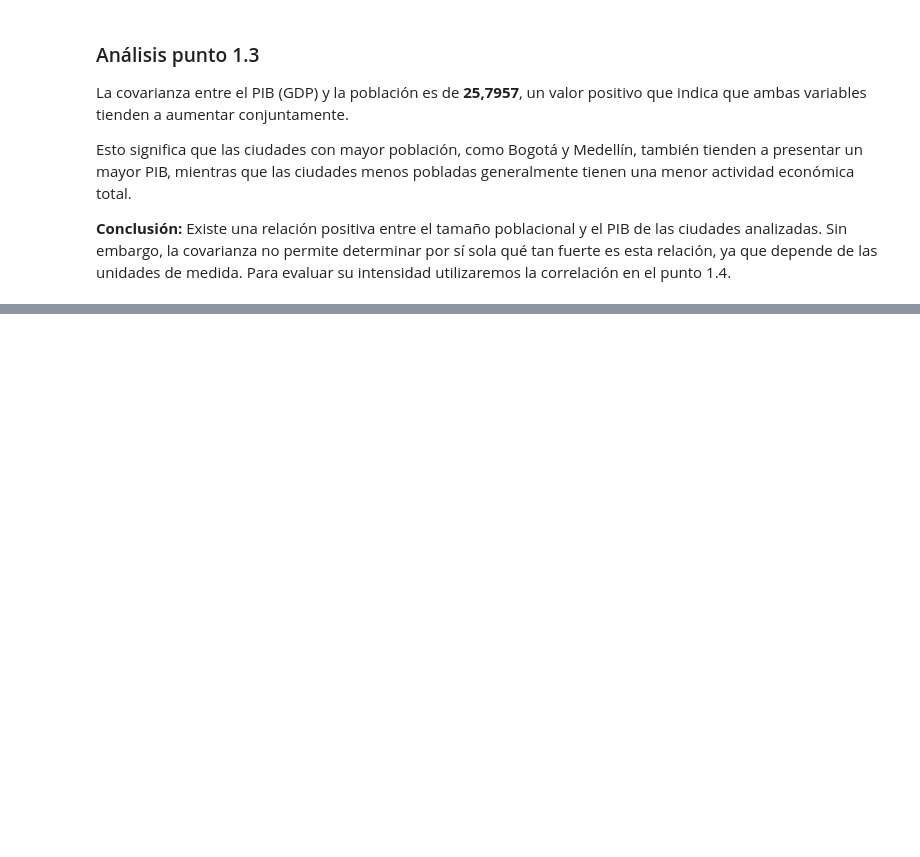
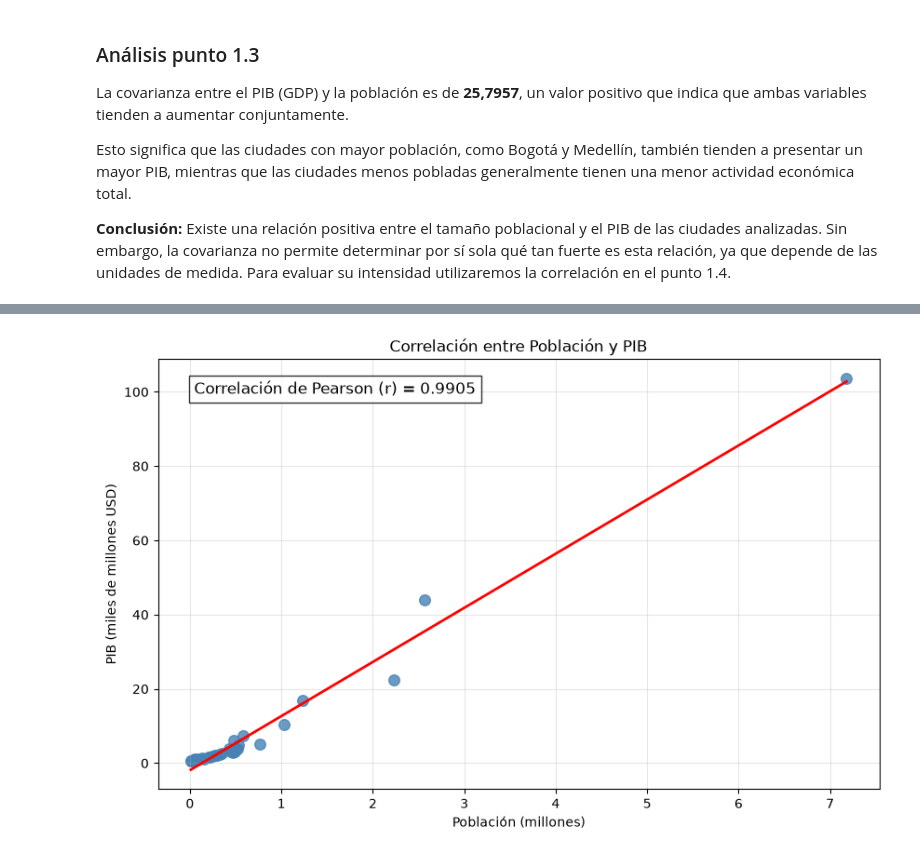
Before and after one commit to malejaDev/MachineLearning1, a Jupyter notebook: tarea1/src/notebook/tarea1.ipynb, the cells around one changed output, grey strips where cells are left out. Saved outputs shown, nothing was run; the diff lists cells and outputs as text; code cells hidden in the pictures; blank space fills up the shorter version.

Commit message:
fix: actualizar el conteo de ejecución en el notebook de tarea1 y añadir un bloque de código para calcular la correlación entre PIB y población; reemplazar archivo de exploración de datos obsoleto

```diff
--- a/tarea1/src/notebook/tarea1.ipynb
+++ b/tarea1/src/notebook/tarea1.ipynb
@@ -396,0 +443,40 @@ Esto significa que las ciudades con mayor población, como Bogotá y Medellín,
+# %%
+
+import matplotlib.pyplot as plt
+import seaborn as sns
+
+# Variables
+x = datos["Population (Millions)"]
+y = datos["GDP (USD Billion)"]
+
+# Calcular correlación para mostrarla en el gráfico
+r = x.corr(y)
+
+plt.figure(figsize=(10, 6))
+
+# Gráfico de dispersión con línea de tendencia
+sns.regplot(
+    x=x,
+    y=y,
+    ci=None,
+    scatter_kws={"color": "steelblue", "s": 70},
+    line_kws={"color": "red", "linewidth": 2}
+)
+
+# Mostrar el coeficiente
+plt.text(
+    0.05, 0.92,
+    f"Correlación de Pearson (r) = {r:.4f}",
+    transform=plt.gca().transAxes,
+    fontsize=12,
+    bbox=dict(facecolor="white", alpha=0.8)
+)
+
+plt.title("Correlación entre Población y PIB")
+plt.xlabel("Población (millones)")
+plt.ylabel("PIB (miles de millones USD)")
+plt.grid(alpha=0.3)
+
+plt.show()
+# %% [output]
+[figure, added]
```
Also changed, not shown: parts of 20 cells of this notebook, 1 other file.
